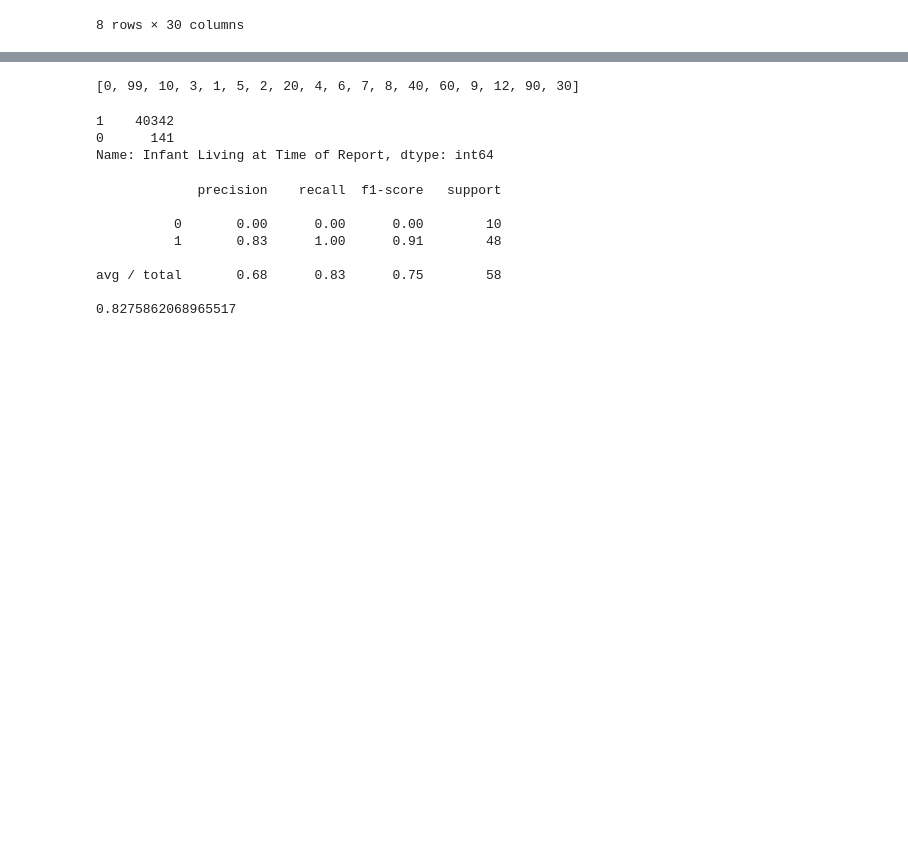
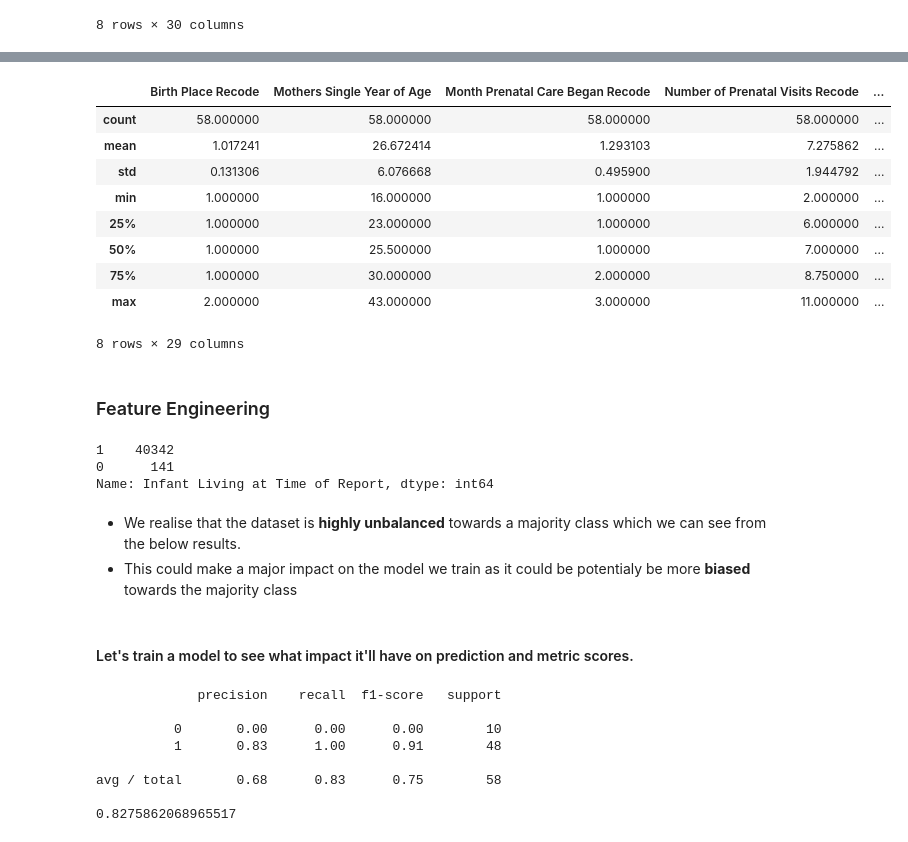
Before and after one commit to 7saheelahmed/Infant-Mortality-Prediction, a Jupyter notebook: Infant Mortality Prediction.ipynb, the cells around one changed output, grey strips where cells are left out. Saved outputs shown, nothing was run; the diff lists cells and outputs as text; code cells hidden in the pictures; blank space fills up the shorter version.

Commit message:
Add files via upload
Optimized  classification model using SMOTE with KFOLD  cross validation.

```diff
--- a/Infant Mortality Prediction.ipynb
+++ b/Infant Mortality Prediction.ipynb
@@ -121,5 +122,16 @@ train_df.tail()
-# %%
-train_df['Cigarettes 3rd trimester'].value_counts().index.tolist()
-# %% [output]
-[0, 99, 10, 3, 1, 5, 2, 20, 4, 6, 7, 8, 40, 60, 9, 12, 90, 30]
+# %%
+test_df.describe()
+# %% [output]
+|  | Birth Place Recode | Mothers Single Year of Age | Month Prenatal Care Began Recode | Number of Prenatal Visits Recode | ... |
+| count | 58.000000 | 58.000000 | 58.000000 | 58.000000 | ... |
+| mean | 1.017241 | 26.672414 | 1.293103 | 7.275862 | ... |
+| std | 0.131306 | 6.076668 | 0.495900 | 1.944792 | ... |
+| min | 1.000000 | 16.000000 | 1.000000 | 2.000000 | ... |
+| 25% | 1.000000 | 23.000000 | 1.000000 | 6.000000 | ... |
+| 50% | 1.000000 | 25.500000 | 1.000000 | 7.000000 | ... |
+| 75% | 1.000000 | 30.000000 | 2.000000 | 8.750000 | ... |
+| max | 2.000000 | 43.000000 | 3.000000 | 11.000000 | ... |
+8 rows × 29 columns
+# %% [markdown]
+### Feature Engineering
 # %%
@@ -128,6 +141,11 @@ train_df['Infant Living at Time of Report'].value_counts()
 1    40342
 0      141
 Name: Infant Living at Time of Report, dtype: int64
+# %% [markdown]
+* We realise that the dataset is **highly unbalanced** towards a majority class which we can see from the below results.
+* This could make a major impact on the model we train as it could be potentialy be more **biased** towards the majority class
+# %% [markdown]
+#### Let's train a model to see what impact it'll have on prediction and metric scores.
 # %%
 from sklearn.linear_model import LogisticRegression
 from sklearn.metrics import *
```
Also changed, not shown: parts of 24 cells of this notebook.
